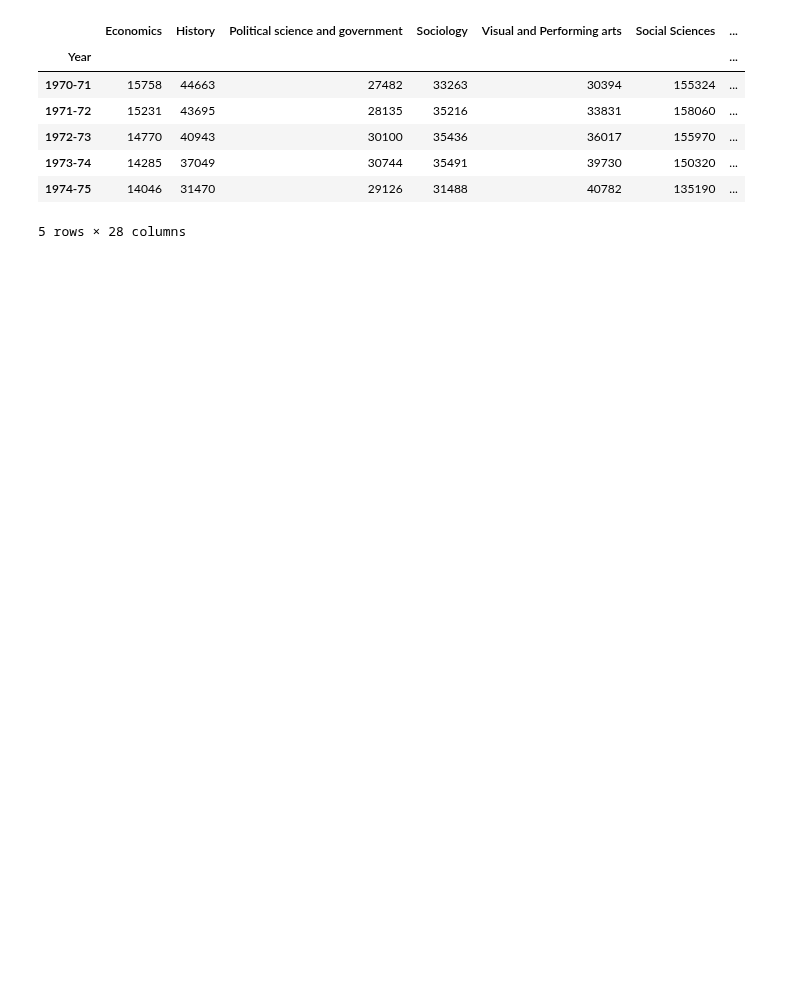
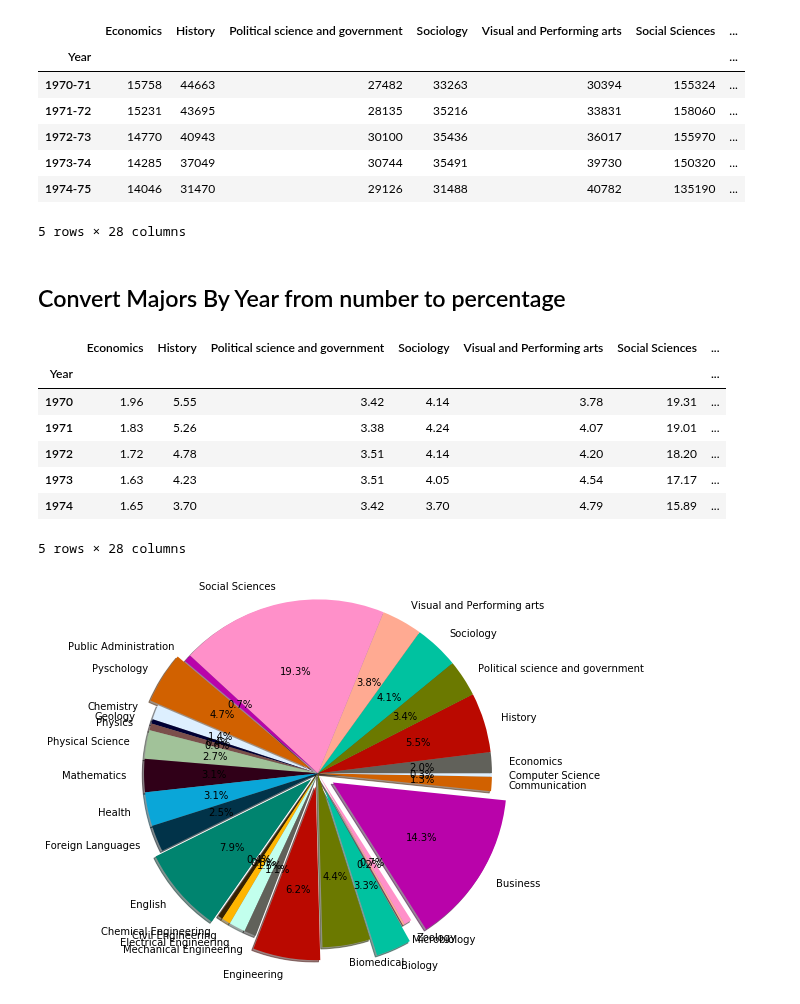
Before and after one commit to COGS108/group027, a Jupyter notebook: FinalProject.ipynb, the cells around one changed output. Cells and saved outputs as stored; diff of their text form; code cells hidden in the pictures; blank space fills up the shorter version.

```diff
--- a/FinalProject.ipynb
+++ b/FinalProject.ipynb
@@ -297,3 +299,27 @@ df_combinedMajors.rename(index = {"1999-2": "1999"}, inplace = True)
 # %%
 # calculate percentage for each cell
 df_combinedMajors = df_combinedMajors.apply(lambda x: round((x/x.sum())*100,2), axis=1)
+# %% [markdown]
+## Convert Majors By Year from number to percentage
+# %%
+colors = [ "#61615A", "#BA0900", "#6B7900", "#00C2A0", "#FFAA92", "#FF90C9", "#B903AA", "#D16100",
+        "#DDEFFF", "#000035", "#7B4F4B", "#A1C299", "#300018", "#0AA6D8", "#013349", "#00846F",
+        "#372101", "#FFB500", "#C2FFED"]
+x1 = df_combinedMajors.loc['1970']
+
+explode = (0, 0, 0, 0, 0, 0, 0, 0.1, 0, 0, 0, 0, 0, 0, 0, 0.1, 0, 0, 0, 0, 0.15, 0, 0.2, 0, 0, 0.2, 0, 0)
+
+#convert first column to list
+x2 = list(df_combinedMajors.columns)
+plt.pie(x1, labels = x2, radius = 2, autopct = '%0.1f%%', colors = colors, explode = explode, shadow = True)
+df_combinedMajors.head()
+# %% [output]
+|  | Economics | History | Political science and government | Sociology | Visual and Performing arts | Social Sciences | ... |
+| Year |  |  |  |  |  |  | ... |
+| 1970 | 1.96 | 5.55 | 3.42 | 4.14 | 3.78 | 19.31 | ... |
+| 1971 | 1.83 | 5.26 | 3.38 | 4.24 | 4.07 | 19.01 | ... |
+| 1972 | 1.72 | 4.78 | 3.51 | 4.14 | 4.20 | 18.20 | ... |
+| 1973 | 1.63 | 4.23 | 3.51 | 4.05 | 4.54 | 17.17 | ... |
+| 1974 | 1.65 | 3.70 | 3.42 | 3.70 | 4.79 | 15.89 | ... |
+5 rows × 28 columns
+[figure, added]
```
Also changed, not shown: parts of 16 cells of this notebook.
